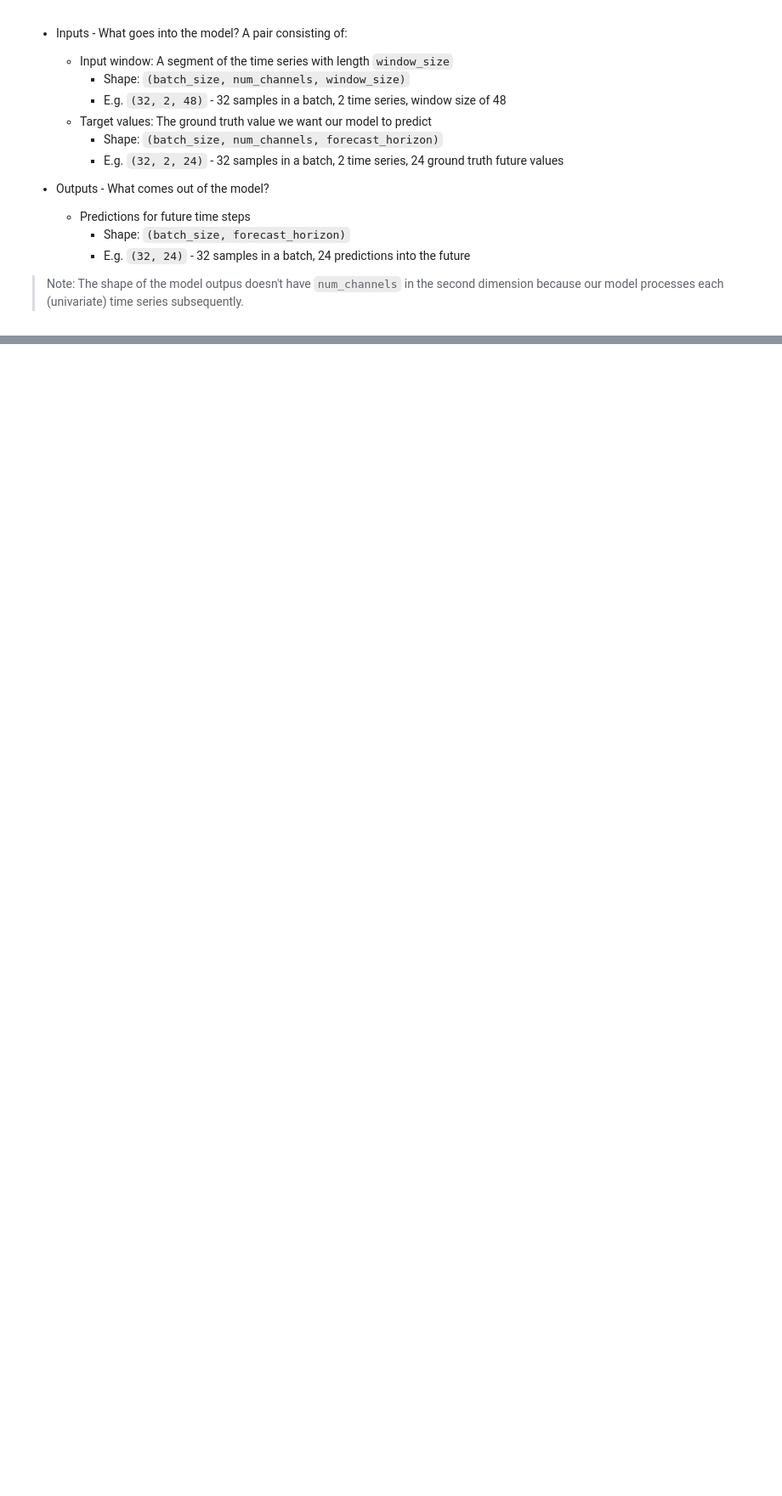
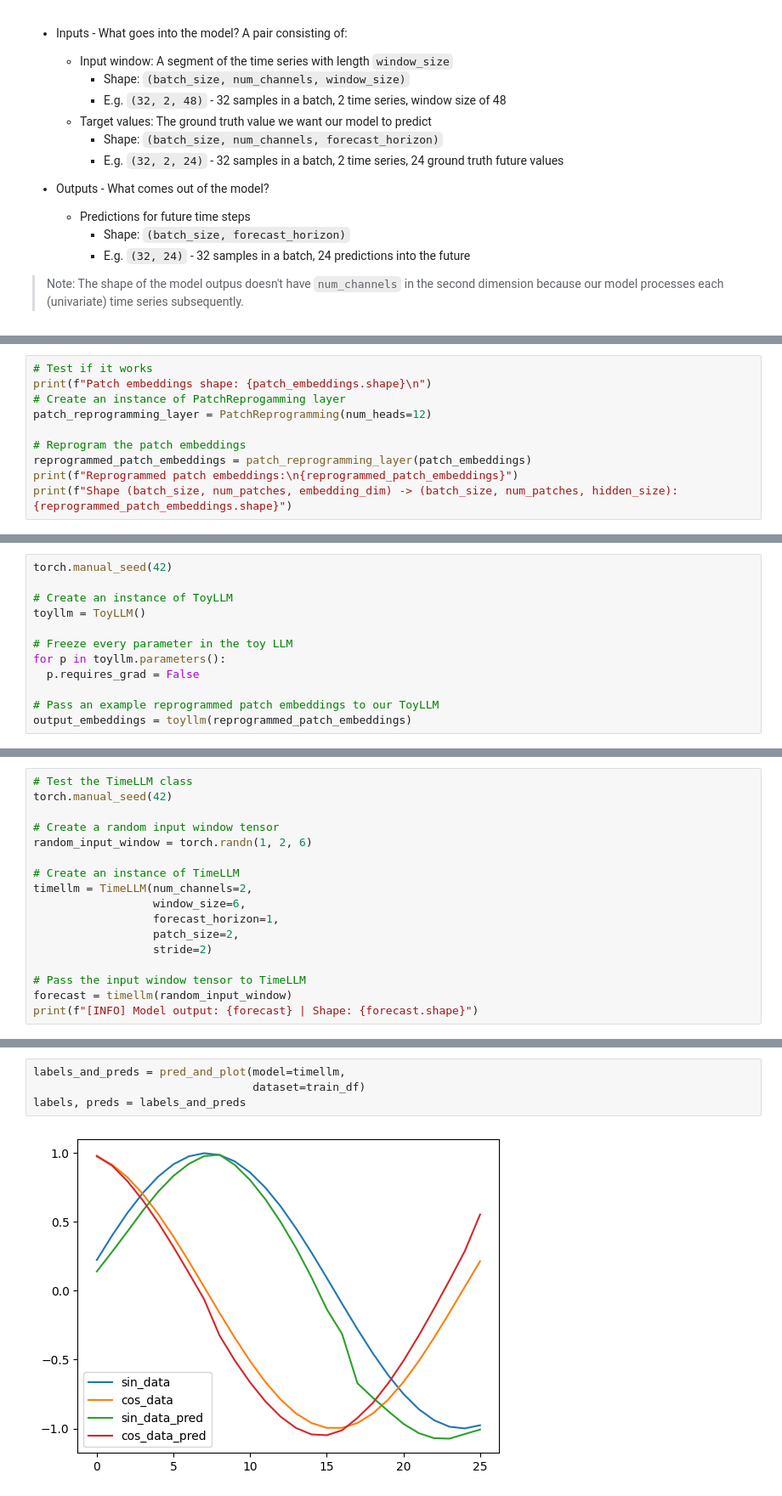
Before and after one commit to chunyagi/BERTime, a Jupyter notebook: timellm_paper_replicating.ipynb, the cells around one changed output, grey strips where cells are left out. Shown: that part at 85% size. Saved outputs shown, nothing was run; the diff lists cells and outputs as text; blank space fills up the shorter version.

```diff
--- a/timellm_paper_replicating.ipynb
+++ b/timellm_paper_replicating.ipynb
@@ -310,0 +1041,10 @@ With the dataloader's ready, we can now proceed to replicate TimeLLM's model arc
+# %%
+# Test if it works
+print(f"Patch embeddings shape: {patch_embeddings.shape}\n")
+# Create an instance of PatchReprogamming layer
+patch_reprogramming_layer = PatchReprogramming(num_heads=12)
+
+# Reprogram the patch embeddings
+reprogrammed_patch_embeddings = patch_reprogramming_layer(patch_embeddings)
+print(f"Reprogrammed patch embeddings:\n{reprogrammed_patch_embeddings}")
+print(f"Shape (batch_size, num_patches, embedding_dim) -> (batch_size, num_patches, hidden_size): {reprogrammed_patch_embeddings.shape}")
@@ -310,0 +1316,12 @@ With the dataloader's ready, we can now proceed to replicate TimeLLM's model arc
+# %%
+torch.manual_seed(42)
+
+# Create an instance of ToyLLM
+toyllm = ToyLLM()
+
+# Freeze every parameter in the toy LLM
+for p in toyllm.parameters():
+  p.requires_grad = False
+
+# Pass an example reprogrammed patch embeddings to our ToyLLM
+output_embeddings = toyllm(reprogrammed_patch_embeddings)
@@ -310,0 +1452,17 @@ With the dataloader's ready, we can now proceed to replicate TimeLLM's model arc
+# %%
+# Test the TimeLLM class
+torch.manual_seed(42)
+
+# Create a random input window tensor
+random_input_window = torch.randn(1, 2, 6)
+
+# Create an instance of TimeLLM
+timellm = TimeLLM(num_channels=2,
+                  window_size=6,
+                  forecast_horizon=1,
+                  patch_size=2,
+                  stride=2)
+
+# Pass the input window tensor to TimeLLM
+forecast = timellm(random_input_window)
+print(f"[INFO] Model output: {forecast} | Shape: {forecast.shape}")
@@ -310,0 +1837,6 @@ With the dataloader's ready, we can now proceed to replicate TimeLLM's model arc
+# %%
+labels_and_preds = pred_and_plot(model=timellm,
+                                 dataset=train_df)
+labels, preds = labels_and_preds
+# %% [output]
+[figure, added]
```
Also changed, not shown: parts of 99 cells of this notebook, 2 other files.
